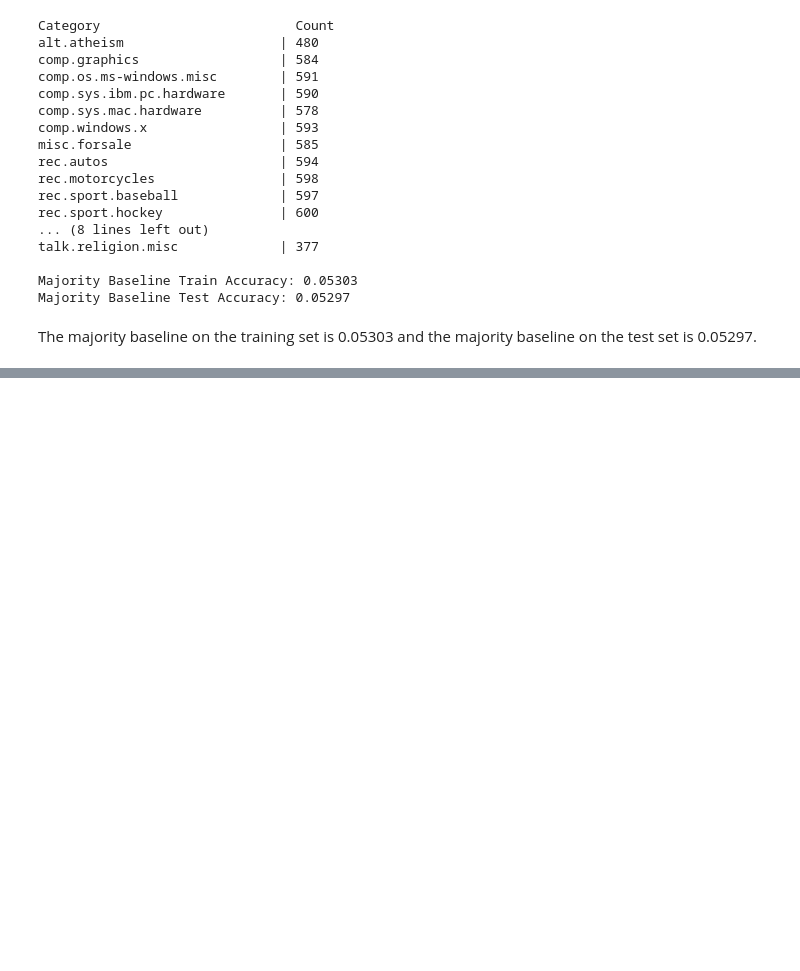
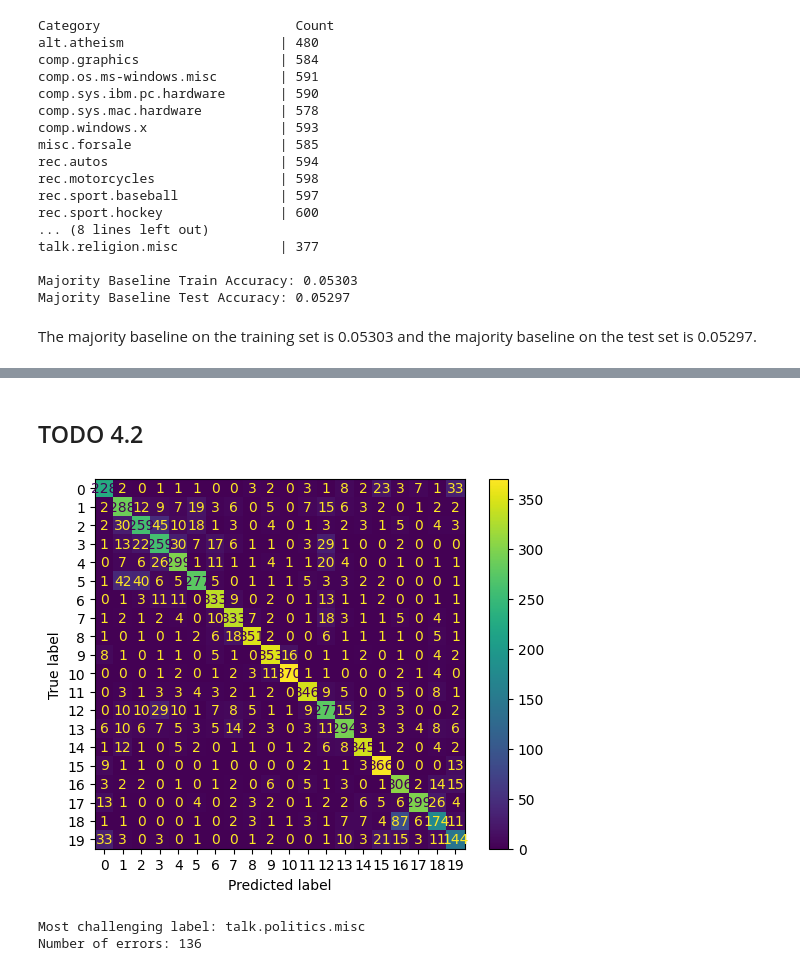
Before and after one commit to almastelek/NLP, a Jupyter notebook: HW1/hw1.ipynb, the cells around one changed output, grey strips where cells are left out. Cells and saved outputs as stored; diff of their text form; code cells hidden in the pictures; blank space fills up the shorter version.

```diff
--- a/HW1/hw1.ipynb
+++ b/HW1/hw1.ipynb
@@ -49,0 +168,22 @@ The majority baseline on the training set is 0.05303 and the majority baseline o
+# %%
+from sklearn.neural_network import MLPClassifier
+
+model_mlp = MLPClassifier(
+    hidden_layer_sizes=(100,),
+    activation='relu',
+    solver='sgd',
+    learning_rate="adaptive",
+    learning_rate_init=0.01,
+    alpha=0.001,
+    max_iter=50,
+    random_state=42
+)
+
+model_mlp.fit(X_train, y_train)
+
+train_acc = accuracy_score(y_train, model_mlp.predict(X_train))
+test_acc = accuracy_score(y_test, model_mlp.predict(X_test))
+
+print("MLP train acc:", train_acc)
+print("MLP test acc:", test_acc)
+print("MLP iters:", model_mlp.n_iter_)
@@ -49,0 +236,28 @@ The majority baseline on the training set is 0.05303 and the majority baseline o
+# %% [markdown]
+## TODO 4.2
+# %%
+from sklearn.metrics import confusion_matrix, ConfusionMatrixDisplay
+
+import matplotlib.pyplot as plt
+import numpy as np
+
+y_pred = model_mlp.predict(X_test)
+
+mlp_cm = confusion_matrix(y_test, y_pred)
+
+disp = ConfusionMatrixDisplay(confusion_matrix=mlp_cm, display_labels=model_mlp.classes_)
+disp.plot()
+plt.show()
+
+# Errors per class = total actual - correct predictions
+errors_per_class = mlp_cm.sum(axis=1) - np.diag(mlp_cm)
+
+most_confused_idx = np.argmax(errors_per_class)
+most_confused_label = train_data.target_names[most_confused_idx]
+
+print("Most challenging label:", most_confused_label)
+print("Number of errors:", errors_per_class[most_confused_idx])
+# %% [output]
+[figure, added]
+Most challenging label: talk.politics.misc
+Number of errors: 136
```
Also changed, not shown: parts of 22 cells of this notebook, 1 other file.
